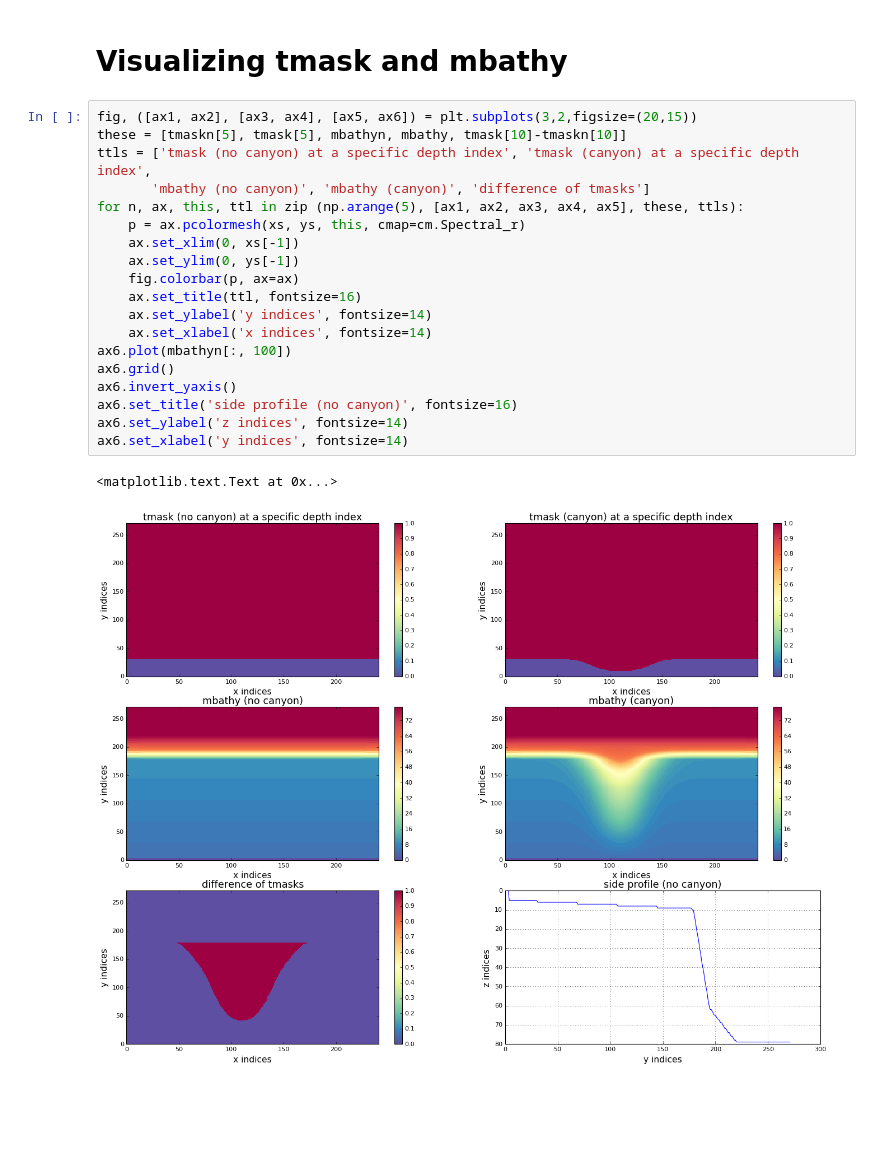
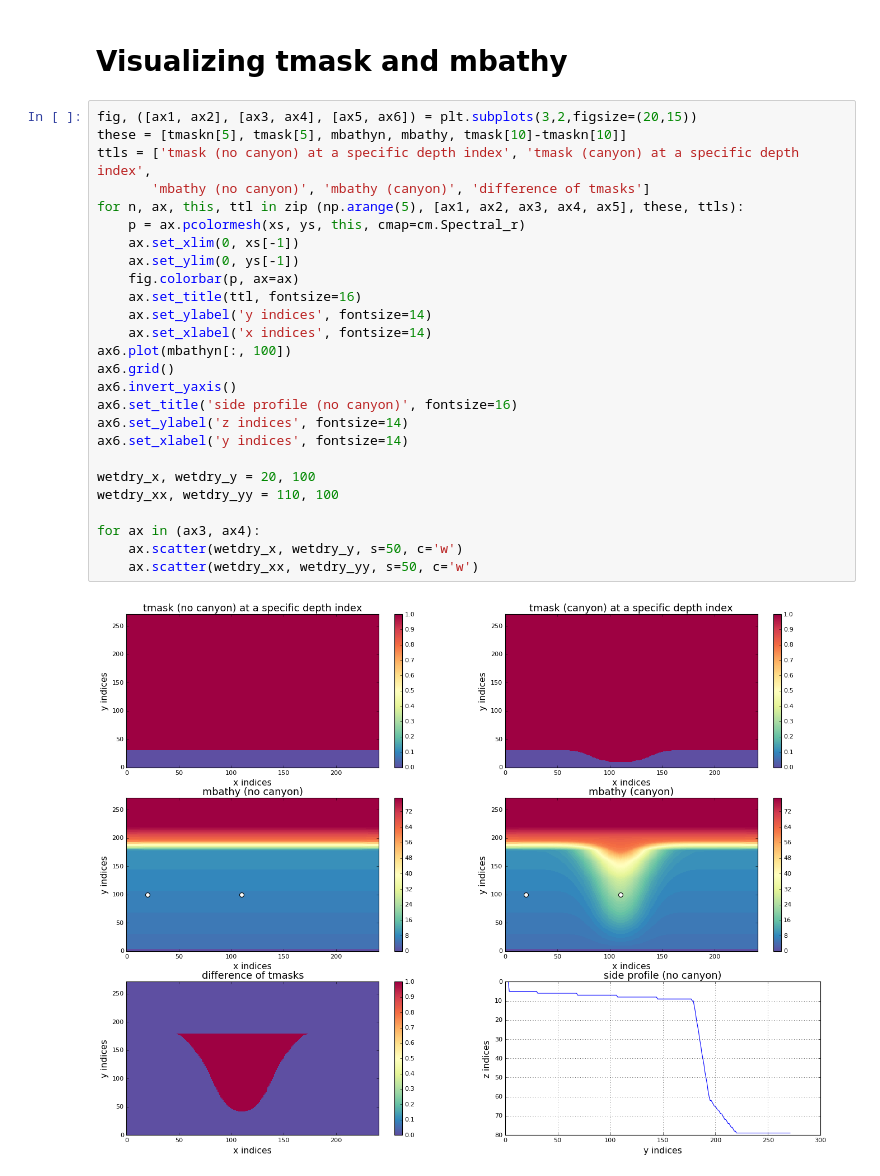
Before and after one commit to UBC-MOAD/analysis_mackenzie_canyon, a Jupyter notebook: notebooks/transport_fluxes/mesh_mask_nocanyon.ipynb, the cells around one changed output. Drawn from its saved outputs; the diff is of its cells as text; blank space fills up the shorter version.

```diff
--- a/notebooks/transport_fluxes/mesh_mask_nocanyon.ipynb
+++ b/notebooks/transport_fluxes/mesh_mask_nocanyon.ipynb
@@ -142,22 +142,28 @@ plt.tight_layout(h_pad=0.2)
 # %%
 fig, ([ax1, ax2], [ax3, ax4], [ax5, ax6]) = plt.subplots(3,2,figsize=(20,15))
 these = [tmaskn[5], tmask[5], mbathyn, mbathy, tmask[10]-tmaskn[10]]
 ttls = ['tmask (no canyon) at a specific depth index', 'tmask (canyon) at a specific depth index',
        'mbathy (no canyon)', 'mbathy (canyon)', 'difference of tmasks']
 for n, ax, this, ttl in zip (np.arange(5), [ax1, ax2, ax3, ax4, ax5], these, ttls):
     p = ax.pcolormesh(xs, ys, this, cmap=cm.Spectral_r)
     ax.set_xlim(0, xs[-1])
     ax.set_ylim(0, ys[-1])
     fig.colorbar(p, ax=ax)
     ax.set_title(ttl, fontsize=16)
     ax.set_ylabel('y indices', fontsize=14)
     ax.set_xlabel('x indices', fontsize=14)
 ax6.plot(mbathyn[:, 100])
 ax6.grid()
 ax6.invert_yaxis()
 ax6.set_title('side profile (no canyon)', fontsize=16)
 ax6.set_ylabel('z indices', fontsize=14)
 ax6.set_xlabel('y indices', fontsize=14)
+
+wetdry_x, wetdry_y = 20, 100
+wetdry_xx, wetdry_yy = 110, 100
+
+for ax in (ax3, ax4):
+    ax.scatter(wetdry_x, wetdry_y, s=50, c='w')
+    ax.scatter(wetdry_xx, wetdry_yy, s=50, c='w')
 # %% [output]
-<matplotlib.text.Text at 0x...>
-[figure, old version]
+[figure, new version]
```
Also changed, not shown: parts of 1 cell of this notebook.
